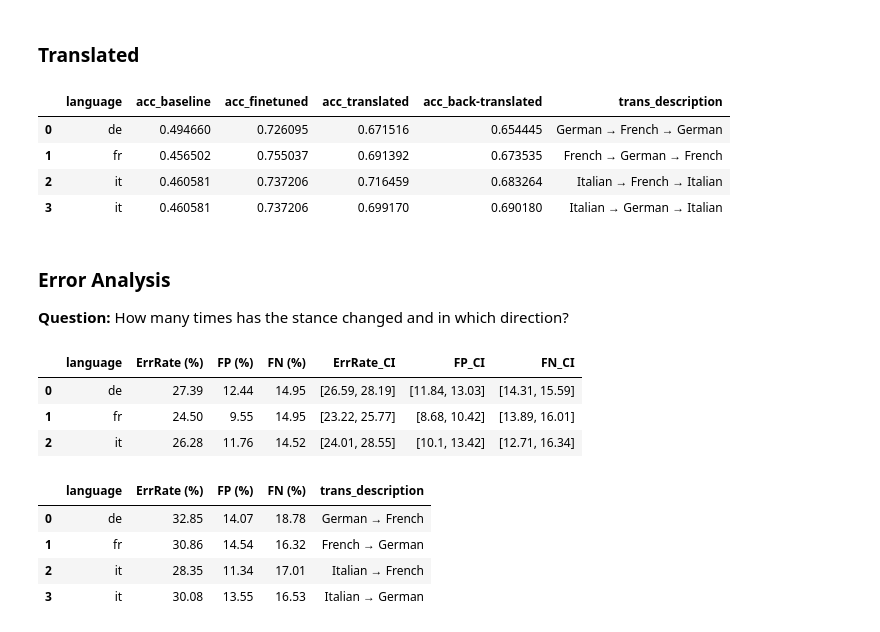
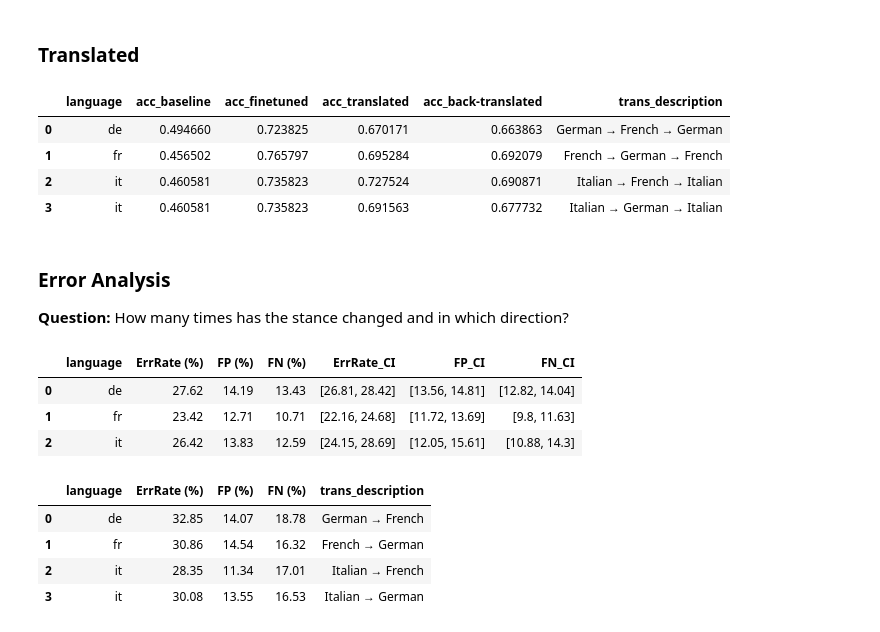
Before and after one commit to NazaninShafiabadi/StanceDetection, a Jupyter notebook: analysis/xstance.ipynb, the cells around one changed output. Drawn from its saved outputs; the diff is of its cells as text; code cells hidden in the pictures.

```diff
--- a/analysis/xstance.ipynb
+++ b/analysis/xstance.ipynb
@@ -55,8 +55,6 @@ def plot_metrics(model_dir):
                      grid=True
                      )
 # %%
-import numpy as np
-import pandas as pd
 from scipy.stats import norm
 
 def wald_ci(p, n, confidence=0.95):
@@ -81,7 +79,7 @@ def wald_ci(p, n, confidence=0.95):
 
     return f"[{round(lower * 100, 2)}, {round(upper * 100, 2)}]"
 
-def analyze_errors(df, gold_column, pred_column, confidence=0.95, compute_ci=False):
+def analyze_errors(df, gold_column, pred_column, group_cols, confidence=0.95, compute_ci=False):
     """
     Analyzes prediction errors by language, computing error rates and (optional) confidence intervals.
     """
@@ -106,7 +104,7 @@ def analyze_errors(df, gold_column, pred_column, confidence=0.95, compute_ci=Fal
 
         return pd.Series(result)
 
-    return df.groupby('language')[[gold_column, pred_column]].apply(compute_stats).reset_index()
+    return df.groupby(group_cols)[[gold_column, pred_column]].apply(compute_stats).reset_index()
 # %%
 def balance_df(df, columns:List, rs=42):
     # minimum count of rows for any combination of values in the specified columns
@@ -187,6 +183,6 @@ plot_metrics(model_dir)
 # compute_accuracy(test_preds, 'label', 'prediction')
 # %%
 # Questions + comments
-bi_test_preds = pd.read_csv('../predictions/bi_test_preds.csv')
-bi_ft_acc = compute_accuracy(bi_test_preds, 'label', 'prediction')
+ft_preds = pd.read_csv('../predictions/xlmr+xstance_preds.csv')
+ft_acc = compute_accuracy(ft_preds, 'label', 'prediction')
 # %%
@@ -234,28 +230,28 @@ joint_trans = pd.concat([translated_acc, back_translated_acc.drop(columns=['lang
 # All accuracies
 
 bi_acc = reduce(lambda left, right: pd.merge(left, right, on='language'), [
-    bi_baseline_acc.rename(columns={'accuracy': 'acc_baseline'}),
-    bi_ft_acc.rename(columns={'accuracy': 'acc_finetuned'}),
+    vanilla_xlmr_acc.rename(columns={'accuracy': 'acc_baseline'}),
+    ft_acc.rename(columns={'accuracy': 'acc_finetuned'}),
     joint_trans
 ])
 
 bi_acc
 # %% [output]
 |  | language | acc_baseline | acc_finetuned | acc_translated | acc_back-translated | trans_description |
-| 0 | de | 0.494660 | 0.726095 | 0.671516 | 0.654445 | German → French → German |
-| 1 | fr | 0.456502 | 0.755037 | 0.691392 | 0.673535 | French → German → French |
-| 2 | it | 0.460581 | 0.737206 | 0.716459 | 0.683264 | Italian → French → Italian |
-| 3 | it | 0.460581 | 0.737206 | 0.699170 | 0.690180 | Italian → German → Italian |
+| 0 | de | 0.494660 | 0.723825 | 0.670171 | 0.663863 | German → French → German |
+| 1 | fr | 0.456502 | 0.765797 | 0.695284 | 0.692079 | French → German → French |
+| 2 | it | 0.460581 | 0.735823 | 0.727524 | 0.690871 | Italian → French → Italian |
+| 3 | it | 0.460581 | 0.735823 | 0.691563 | 0.677732 | Italian → German → Italian |
 # %% [markdown]
 ### Error Analysis
 **Question:** How many times has the stance changed and in which direction?
 # %%
-analyze_errors(bi_test_preds, 'label', 'prediction', group_cols='language', compute_ci=True)
+analyze_errors(ft_preds, 'label', 'prediction', group_cols='language', compute_ci=True)
 # %% [output]
 |  | language | ErrRate (%) | FP (%) | FN (%) | ErrRate_CI | FP_CI | FN_CI |
-| 0 | de | 27.39 | 12.44 | 14.95 | [26.59, 28.19] | [11.84, 13.03] | [14.31, 15.59] |
-| 1 | fr | 24.50 | 9.55 | 14.95 | [23.22, 25.77] | [8.68, 10.42] | [13.89, 16.01] |
-| 2 | it | 26.28 | 11.76 | 14.52 | [24.01, 28.55] | [10.1, 13.42] | [12.71, 16.34] |
+| 0 | de | 27.62 | 14.19 | 13.43 | [26.81, 28.42] | [13.56, 14.81] | [12.82, 14.04] |
+| 1 | fr | 23.42 | 12.71 | 10.71 | [22.16, 24.68] | [11.72, 13.69] | [9.8, 11.63] |
+| 2 | it | 26.42 | 13.83 | 12.59 | [24.15, 28.69] | [12.05, 15.61] | [10.88, 14.3] |
 # %%
 de2fr_err = analyze_errors(de2fr_preds, 'label', 'prediction', group_cols='language').assign(trans_description='German → French')
 fr2de_err = analyze_errors(fr2de_preds, 'label', 'prediction', group_cols='language').assign(trans_description='French → German')
```
Also changed, not shown: parts of 9 cells of this notebook, 15 other files.
